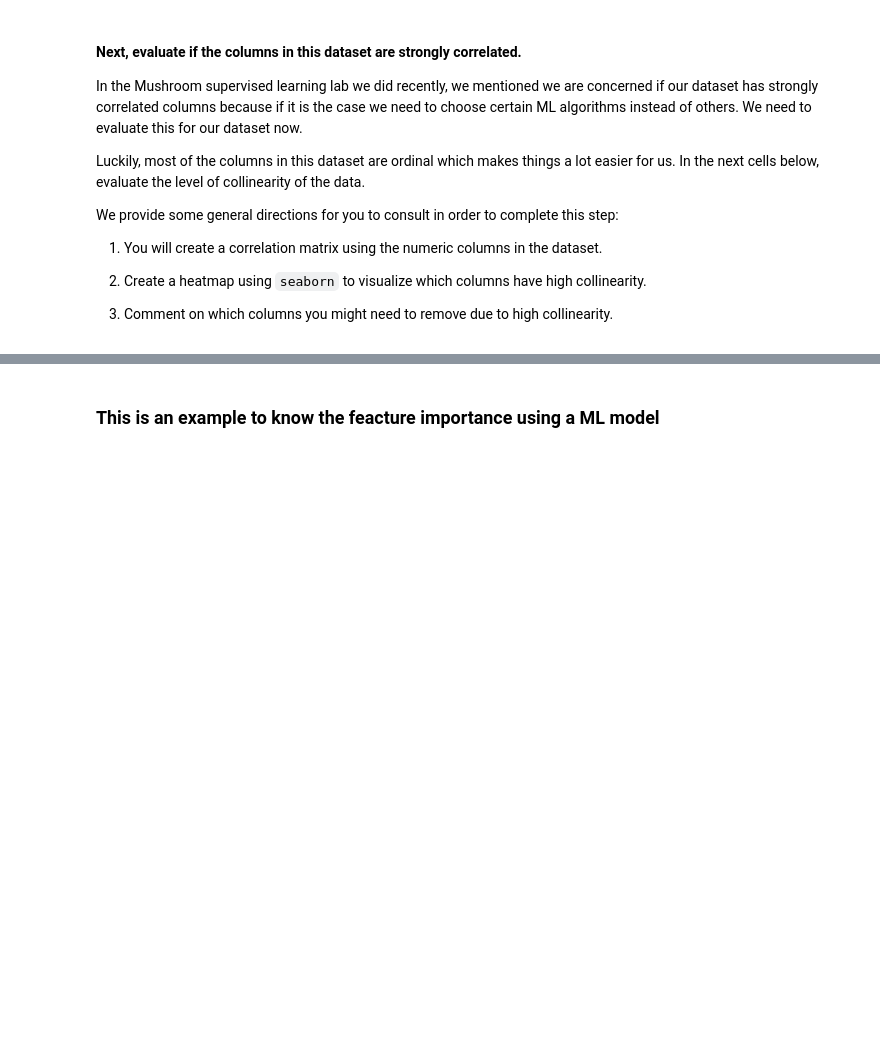
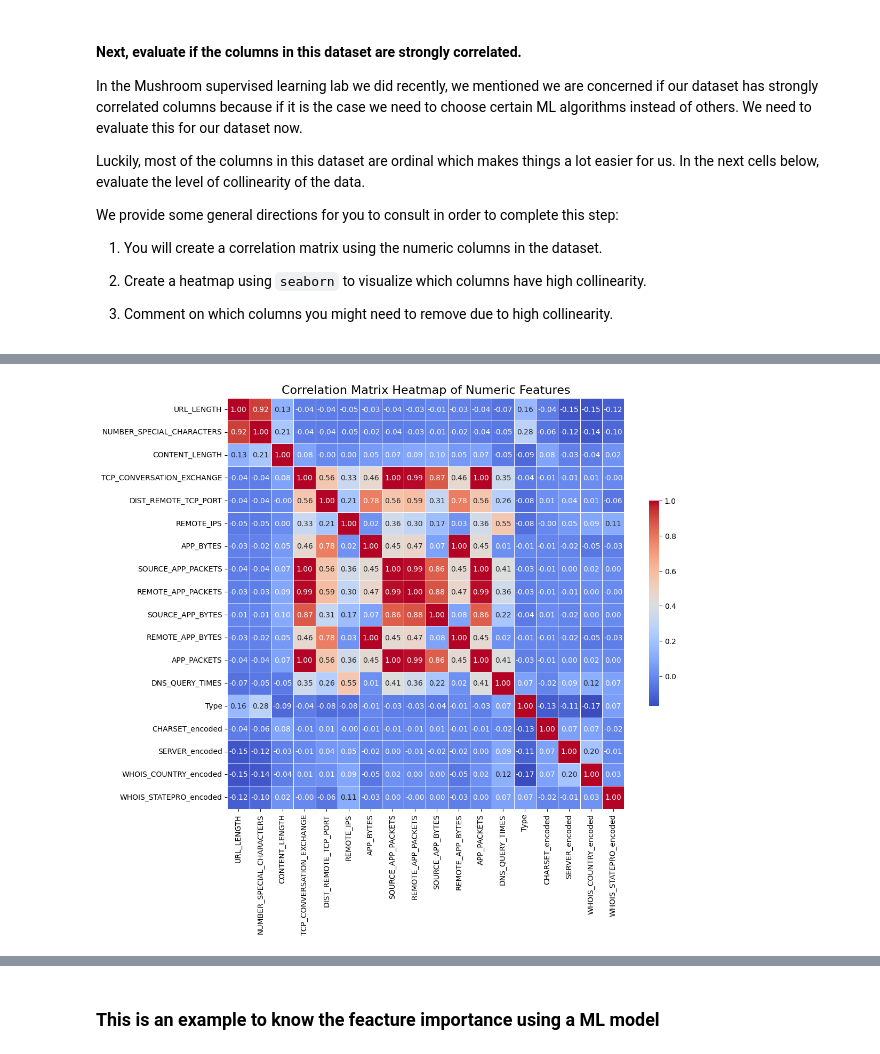
Before and after one commit to TiagoBorges-lab/lab-supervised-learning-en, a Jupyter notebook: your-code/main.ipynb, the cells around one changed output, grey strips where cells are left out. Saved outputs shown, nothing was run; the diff lists cells and outputs as text; code cells hidden in the pictures; blank space fills up the shorter version.

```diff
--- a/your-code/main.ipynb
+++ b/your-code/main.ipynb
@@ -195,0 +194,4 @@ We provide some general directions for you to consult in order to complete this
+# %%
+#begin
+numeric_df = websites.select_dtypes(include=['int64', 'float64', 'bool'])
+numeric_df.head()
@@ -195,0 +205,4 @@ We provide some general directions for you to consult in order to complete this
+# %%
+#creating correlation matrix
+corr_matrix = numeric_df.corr()
+print(corr_matrix)
@@ -195,0 +227,21 @@ We provide some general directions for you to consult in order to complete this
+# %%
+# begin
+
+#Using seaborn to generate a visual overview of the correlation between the numeric features
+import seaborn as sns
+import matplotlib.pyplot as plt
+
+plt.figure(figsize=(12, 10))
+sns.heatmap(
+    corr_matrix, #corr_matrix
+    cmap='coolwarm', #colormap
+    annot=True, #if false, the values will not be written on the cells
+    fmt = '.2f', #2 decimal places
+    linewidths=0.5, #adds lines between the cells
+    cbar_kws={"shrink": .5} #adds legend bar
+    )
+
+plt.title('Correlation Matrix Heatmap of Numeric Features', fontsize=16)
+plt.show()
+# %% [output]
+[figure, added]
```
Also changed, not shown: parts of 63 cells of this notebook.
